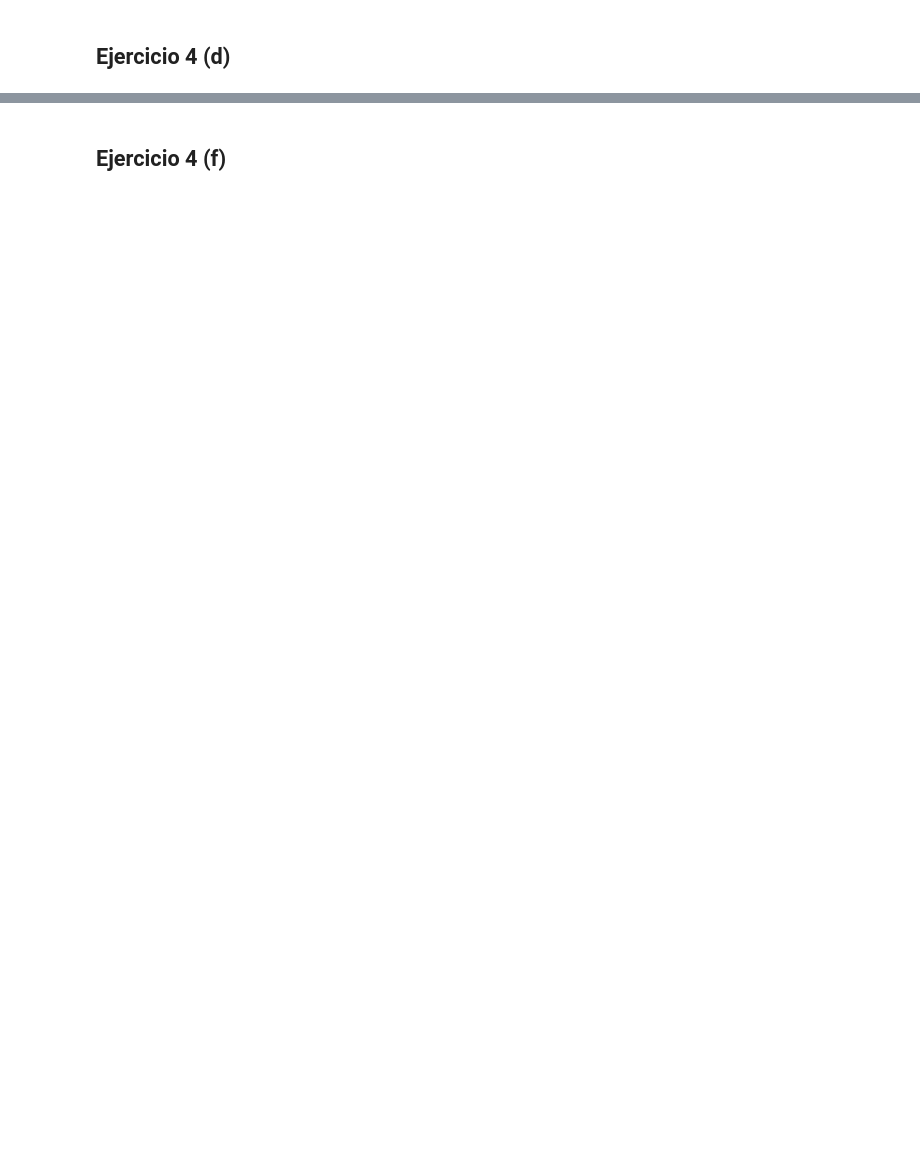
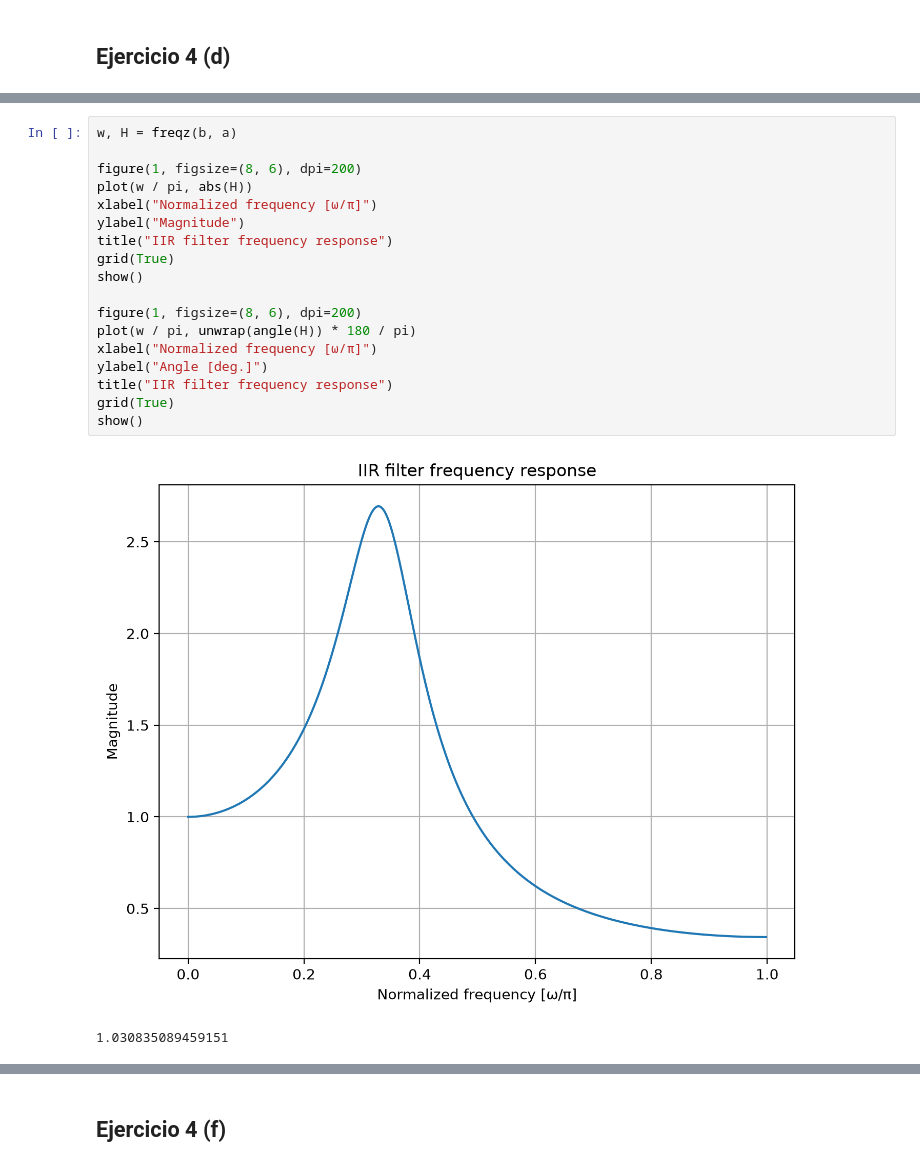
Before and after one commit to estanislaocrivos/digital-signal-processing-course, a Jupyter notebook: gp-01/ej-04.ipynb, the cells around one changed output, grey strips where cells are left out. Cells and saved outputs as stored; diff of their text form; blank space fills up the shorter version.

```diff
--- a/gp-01/ej-04.ipynb
+++ b/gp-01/ej-04.ipynb
@@ -202,0 +214,21 @@ show()
+# %%
+w, H = freqz(b, a)
+
+figure(1, figsize=(8, 6), dpi=200)
+plot(w / pi, abs(H))
+xlabel("Normalized frequency [ω/π]")
+ylabel("Magnitude")
+title("IIR filter frequency response")
+grid(True)
+show()
+
+figure(1, figsize=(8, 6), dpi=200)
+plot(w / pi, unwrap(angle(H)) * 180 / pi)
+xlabel("Normalized frequency [ω/π]")
+ylabel("Angle [deg.]")
+title("IIR filter frequency response")
+grid(True)
+show()
+# %% [output]
+[figure, added]
+1.030835089459151
```
Also changed, not shown: parts of 7 cells of this notebook.
